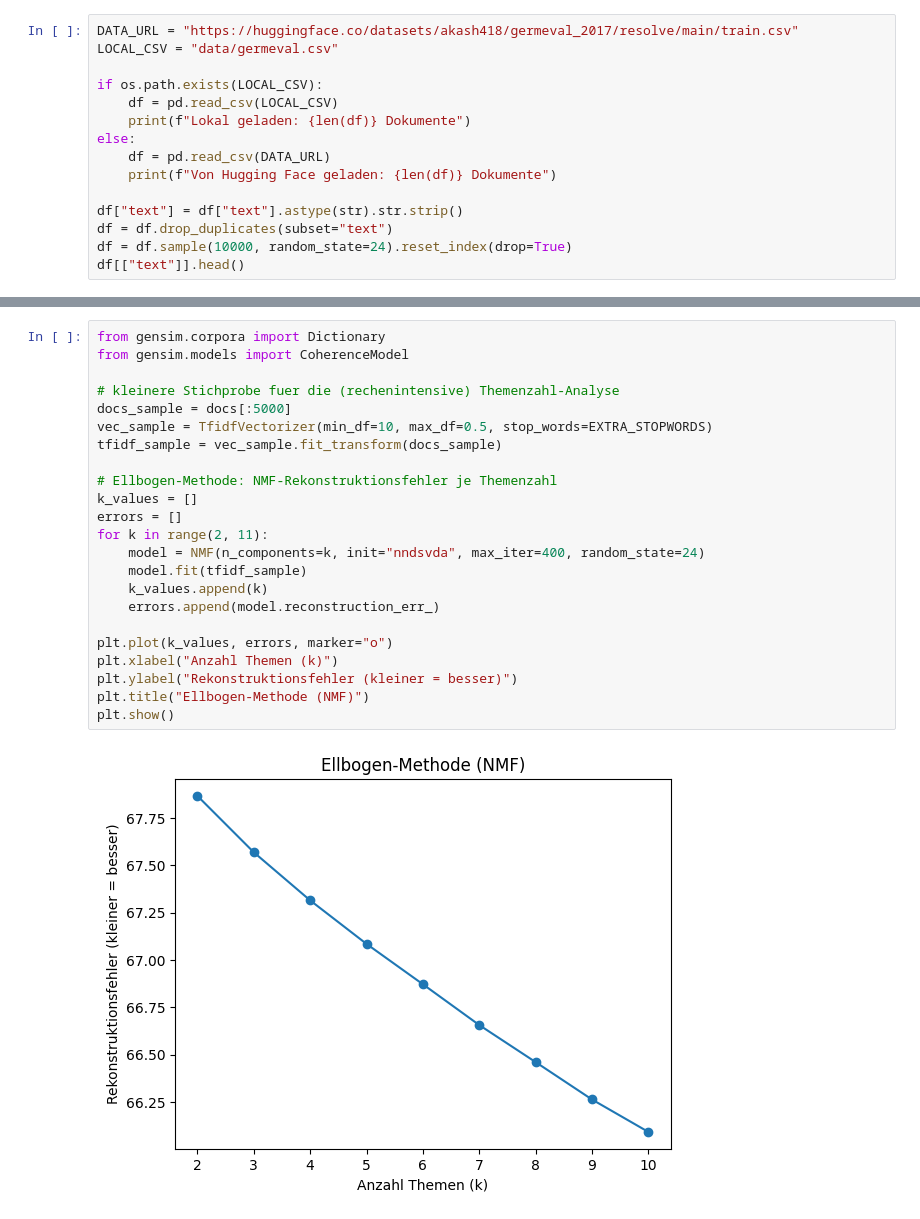
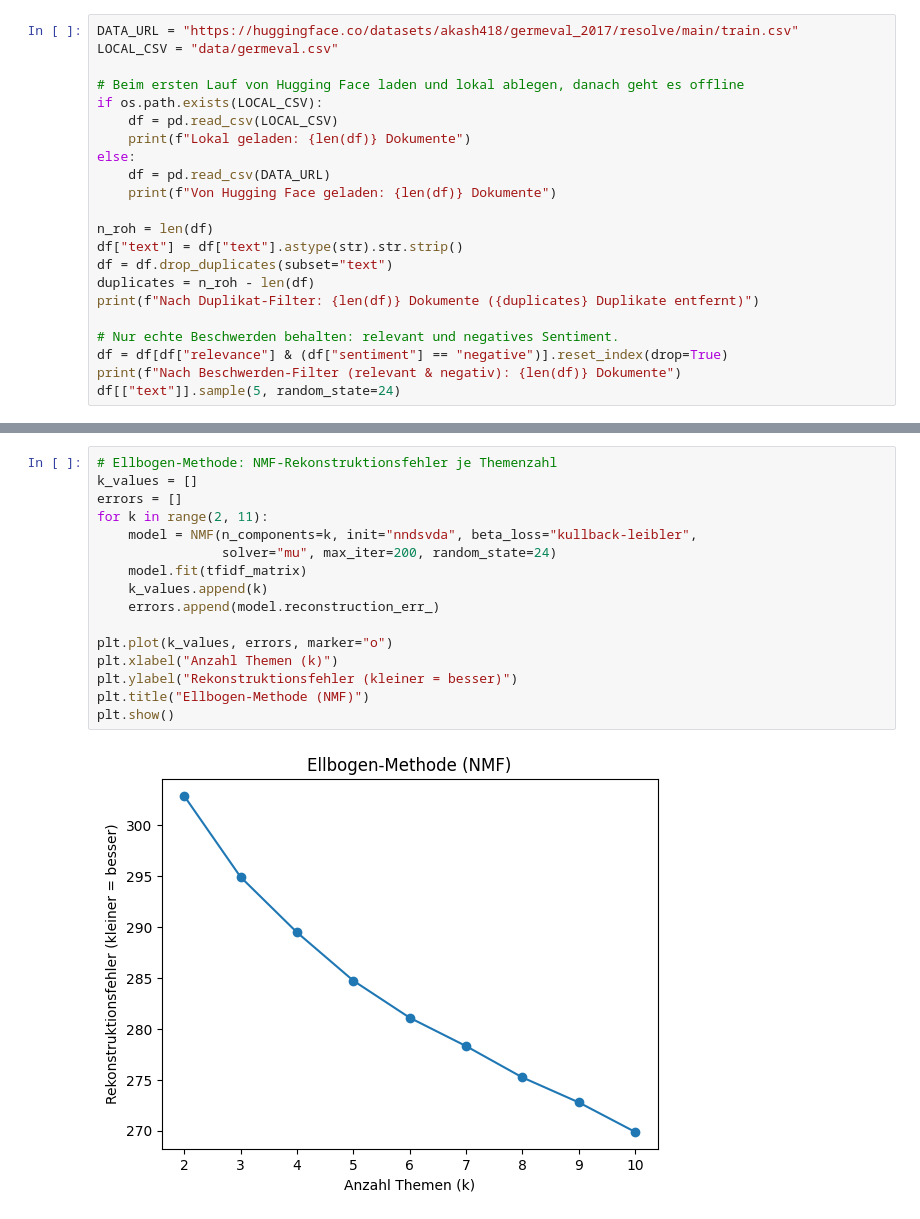
Before and after one commit to uygarucar24/nlp-themenanalyse, a Jupyter notebook: analyse.ipynb, the cells around one changed output, grey strips where cells are left out. Saved outputs shown, nothing was run; the diff lists cells and outputs as text.

Commit message:
Notebook überarbeitet: Themenvergleich k=3-6, Coherence-Vergleich, Diskussion korrigiert

```diff
--- a/analyse.ipynb
+++ b/analyse.ipynb
@@ -40,6 +43,7 @@ Datenquelle: **GermEval 2017** – rund 19.400 reale deutschsprachige Beschwerde
 DATA_URL = "https://huggingface.co/datasets/akash418/germeval_2017/resolve/main/train.csv"
 LOCAL_CSV = "data/germeval.csv"
 
+# Beim ersten Lauf von Hugging Face laden und lokal ablegen, danach geht es offline
 if os.path.exists(LOCAL_CSV):
     df = pd.read_csv(LOCAL_CSV)
     print(f"Lokal geladen: {len(df)} Dokumente")
@@ -47,9 +51,15 @@ else:
     df = pd.read_csv(DATA_URL)
     print(f"Von Hugging Face geladen: {len(df)} Dokumente")
 
+n_roh = len(df)
 df["text"] = df["text"].astype(str).str.strip()
 df = df.drop_duplicates(subset="text")
-df = df.sample(10000, random_state=24).reset_index(drop=True)
-df[["text"]].head()
+duplicates = n_roh - len(df)
+print(f"Nach Duplikat-Filter: {len(df)} Dokumente ({duplicates} Duplikate entfernt)")
+
+# Nur echte Beschwerden behalten: relevant und negatives Sentiment.
+df = df[df["relevance"] & (df["sentiment"] == "negative")].reset_index(drop=True)
+print(f"Nach Beschwerden-Filter (relevant & negativ): {len(df)} Dokumente")
+df[["text"]].sample(5, random_state=24)
 # %% [output]
 Lokal geladen: 19432 Dokumente
@@ -120,26 +183,19 @@ Die Themenzahl wird mit zwei Methoden untersucht: der **Ellbogen-Methode** (NMF-
 # %%
-from gensim.corpora import Dictionary
-from gensim.models import CoherenceModel
-
-# kleinere Stichprobe fuer die (rechenintensive) Themenzahl-Analyse
-docs_sample = docs[:5000]
-vec_sample = TfidfVectorizer(min_df=10, max_df=0.5, stop_words=EXTRA_STOPWORDS)
-tfidf_sample = vec_sample.fit_transform(docs_sample)
-
 # Ellbogen-Methode: NMF-Rekonstruktionsfehler je Themenzahl
 k_values = []
 errors = []
 for k in range(2, 11):
-    model = NMF(n_components=k, init="nndsvda", max_iter=400, random_state=24)
-    model.fit(tfidf_sample)
+    model = NMF(n_components=k, init="nndsvda", beta_loss="kullback-leibler",
+                solver="mu", max_iter=200, random_state=24)
+    model.fit(tfidf_matrix)
     k_values.append(k)
     errors.append(model.reconstruction_err_)
 
 plt.plot(k_values, errors, marker="o")
 plt.xlabel("Anzahl Themen (k)")
 plt.ylabel("Rekonstruktionsfehler (kleiner = besser)")
 plt.title("Ellbogen-Methode (NMF)")
 plt.show()
 # %% [output]
-[figure, old version]
+[figure, new version]
 # %%
```
Also changed, not shown: parts of 20 cells of this notebook.
